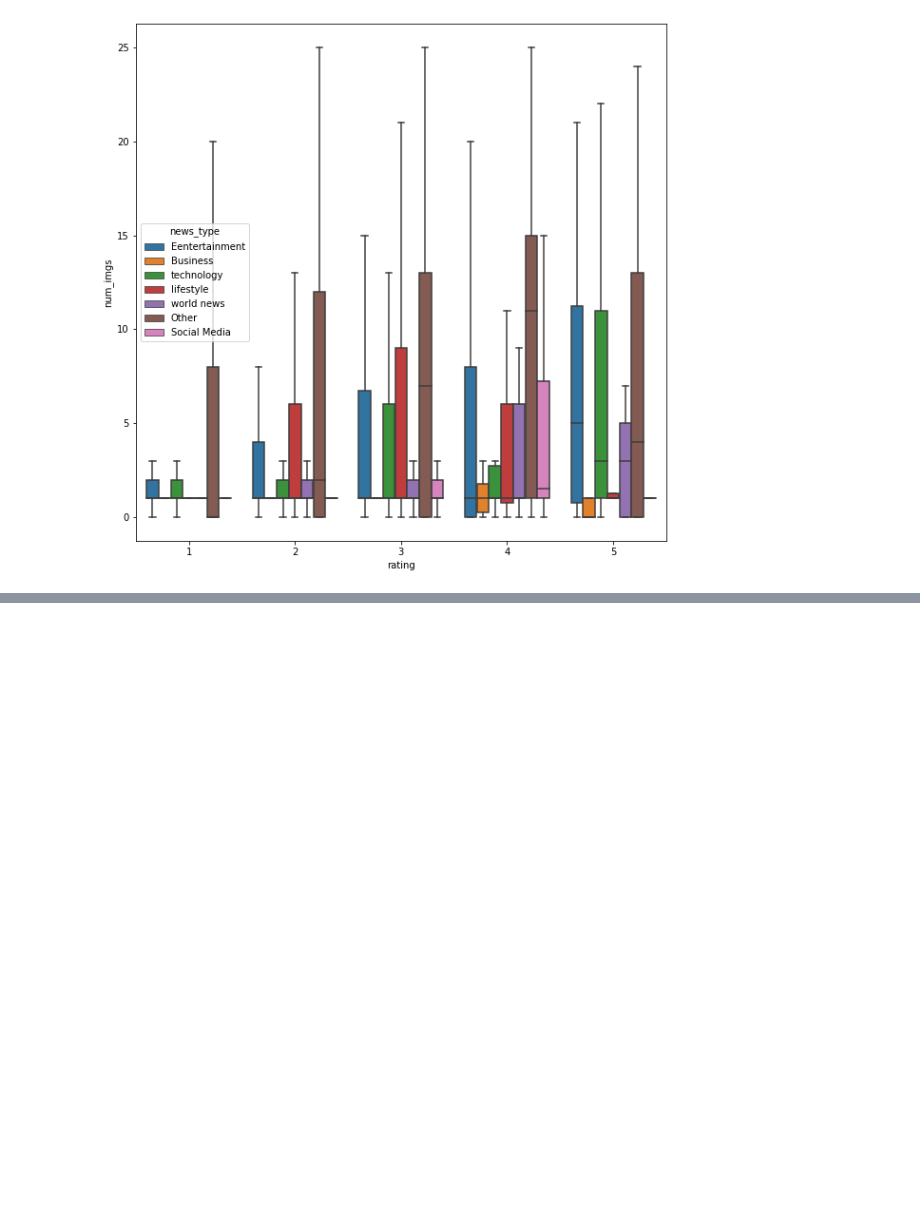
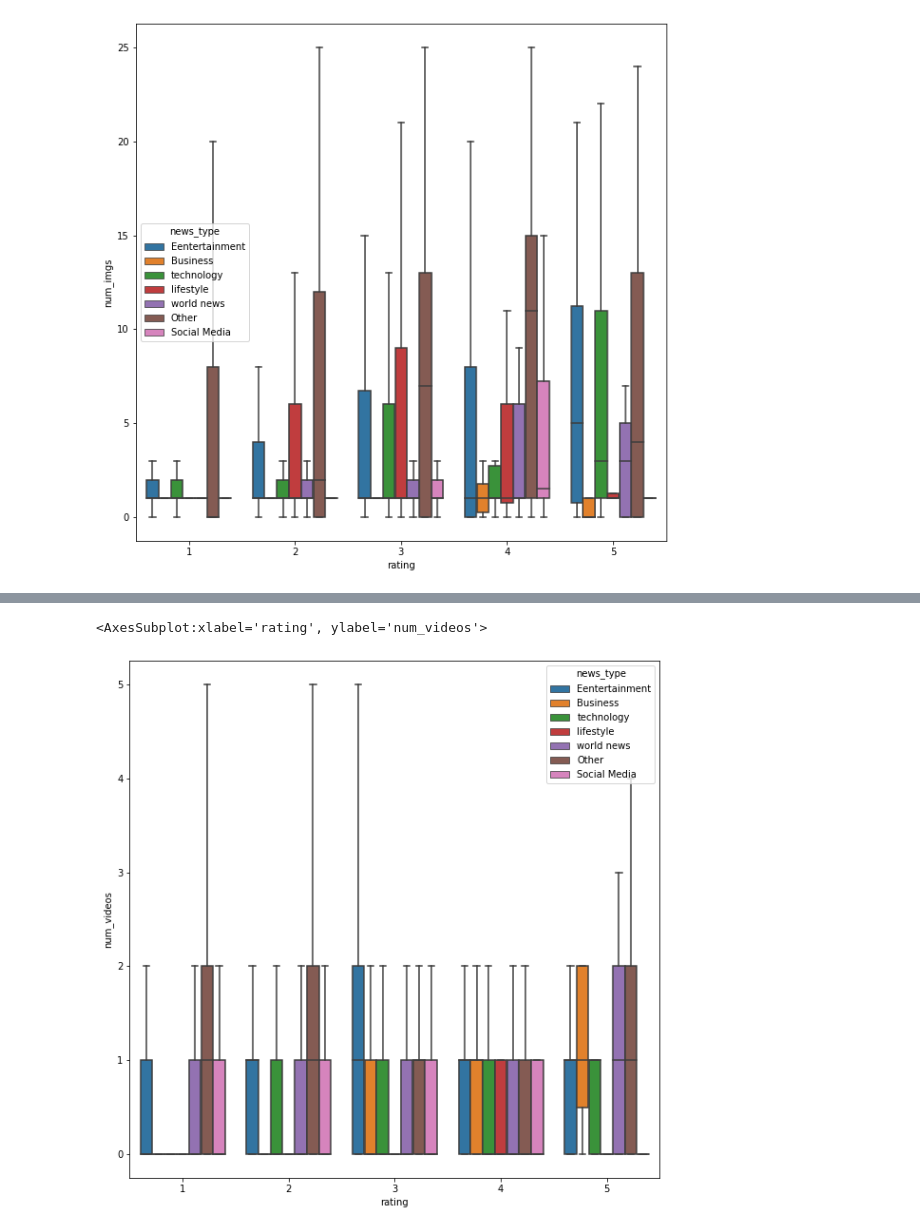
Before and after one commit to SarahZam/Online-News-Popularity-Analysis, a Jupyter notebook: newspopularity.ipynb, the cells around one changed output, grey strips where cells are left out. Saved outputs shown, nothing was run; the diff lists cells and outputs as text; code cells hidden in the pictures; blank space fills up the shorter version.

```diff
--- a/newspopularity.ipynb
+++ b/newspopularity.ipynb
@@ -300,0 +313,7 @@ sns.pairplot(temp_data, vars=kw_cols, hue='rating', diag_kind='kde')
+# %%
+fig,ax = plt.subplots(figsize=(10,10))
+temp_data = data[data['shares'] <= 100000]
+sns.boxplot(x='rating',y='num_videos', hue='news_type', data=temp_data, showfliers=False)
+# %% [output]
+<AxesSubplot:xlabel='rating', ylabel='num_videos'>
+[figure, added]
```
Also changed, not shown: parts of 16 cells of this notebook, 6 other files.
